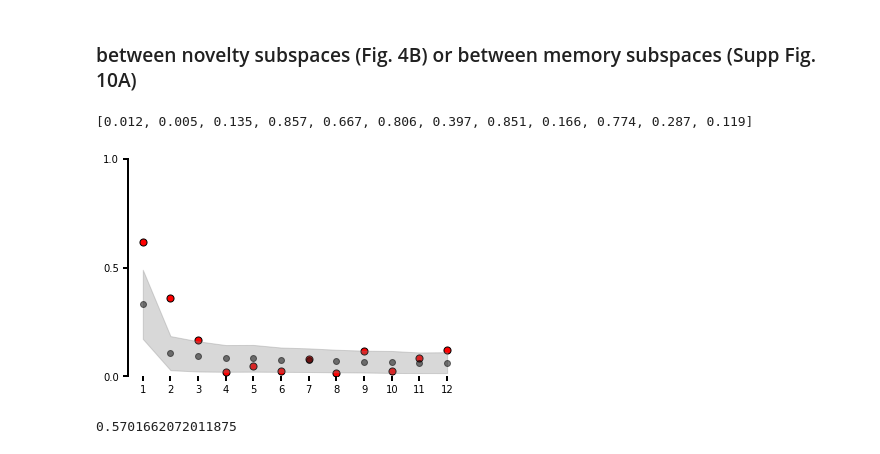
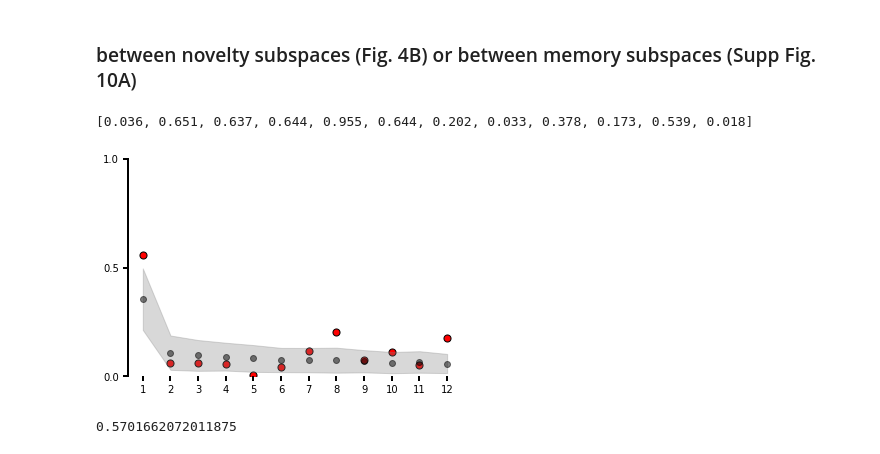
Before and after one commit to somvid/Hippocampal-subspaces, a Jupyter notebook: 2.Subspace_analysis.ipynb, the cells around one changed output. Cells and saved outputs as stored; diff of their text form; code cells hidden in the pictures.

```diff
--- a/2.Subspace_analysis.ipynb
+++ b/2.Subspace_analysis.ipynb
@@ -33,15 +33,15 @@ def theta(v, w):
 # %% [markdown]
 ## Load data
 # %%
-beta_true_novelty = np.load('/media/dasom/caee0336-77a9-438c-af2f-7cf5b88293e7/dasom/Neural_subspace/results/beta_true_novelty.npy')
-beta_perm_novelty = np.load('/media/dasom/caee0336-77a9-438c-af2f-7cf5b88293e7/dasom/Neural_subspace/results/beta_perm_novelty.npy')
-beta_true_memory = np.load('/media/dasom/caee0336-77a9-438c-af2f-7cf5b88293e7/dasom/Neural_subspace/results/beta_true_memory.npy')
-beta_perm_memory = np.load('/media/dasom/caee0336-77a9-438c-af2f-7cf5b88293e7/dasom/Neural_subspace/results/beta_perm_memory.npy')
-beta_true_recall = np.load('/media/dasom/caee0336-77a9-438c-af2f-7cf5b88293e7/dasom/Neural_subspace/results/beta_true_recall_start.npy')
-beta_perm_recall = np.load('/media/dasom/caee0336-77a9-438c-af2f-7cf5b88293e7/dasom/Neural_subspace/results/beta_perm_recall_start.npy')
-hipp_canonical_component = np.load('/media/dasom/caee0336-77a9-438c-af2f-7cf5b88293e7/dasom/Neural_subspace/results/hipp_canonical_component.npy')
+beta_true_novelty = np.load('./results/beta_true_novelty.npy')
+beta_perm_novelty = np.load('./results/beta_perm_novelty.npy')
+beta_true_memory = np.load('./results/beta_true_memory.npy')
+beta_perm_memory = np.load('./results/beta_perm_memory.npy')
+beta_true_recall = np.load('./results/beta_true_recall_start.npy')
+beta_perm_recall = np.load('./results/beta_perm_recall_start.npy')
+hipp_canonical_component = np.load('./results/hipp_canonical_component.npy')
 
-Memorability_score = np.load('/home/dasom/State_dynamics/results/Memorability_score.npy')
+Memorability_score = np.load('./results/Memorability_score.npy')
 Memorability_score_numbers = Memorability_score.copy()
 Memorability_score_numbers[Memorability_score_numbers > 0] = 1
 
@@ -98,42 +98,42 @@ plt.ylim([0,1.05])
 # %%
 ### Observed
 pca_cog1 = PCA(n_components=12)
-data_cog1 = cooccur_novelty_true
+data_cog1 = memory_true
 pca_cog1.fit(data_cog1)
 
 pca_cog2 = PCA(n_components=12)
-data_cog2 = valence_novelty_true
+data_cog2 = retrieval_true
 pca_cog2.fit(data_cog2)
 
 alignment_observed = np.abs([cos_sim(pca_cog1.components_[pc], pca_cog2.components_[pc]) for pc in range(12)])
 
 ### null distribution
 alignment_null_dist = []
 for repeat in range(repetition):
     pca_cog1 = PCA(n_components=12)
-    data_cog1 = cooccur_novelty_perm[repeat]
+    data_cog1 = memory_perm[repeat]
     pca_cog1.fit(data_cog1)
 
     pca_cog2 = PCA(n_components=12)
-    data_cog2 = valence_novelty_perm[repeat]
+    data_cog2 = retrieval_true
     pca_cog2.fit(data_cog2)
 
     alignment_null_dist.append([cos_sim(pca_cog1.components_[pc], pca_cog2.components_[pc]) for pc in range(12)])
 alignment_null_dist = np.abs(alignment_null_dist)
 
 plt.scatter(np.arange(12), alignment_observed, s = 50, color = 'r', edgecolor = 'k')
 plt.plot(np.mean(alignment_null_dist, axis=0), 'ko', alpha = 0.5)
 errorh = np.std(alignment_null_dist, axis=0)
 plt.fill_between(np.arange(12), np.mean(alignment_null_dist, axis=0)-errorh, np.mean(alignment_null_dist, axis=0)+errorh, alpha = 0.3,color = 'grey')
 plt.ylim([-0.0, 1.0])
 plt.xticks(np.arange(12), np.arange(1,12+1))
 plt.yticks([0,0.5,1])
 
 print([np.sum(alignment_null_dist[:,pc] > alignment_observed[pc])/repetition for pc in range(12)])
 # plt.savefig('/home/dasom/Dropbox/ubuntu-window/미팅자료/Neural_dynamics/Memory_novelty_cooccur_valence/Principal_angle_novelty2.png',dpi=300, bbox_inches = "tight")
 # %% [output]
-[0.012, 0.005, 0.135, 0.857, 0.667, 0.806, 0.397, 0.851, 0.166, 0.774, 0.287, 0.119]
+[0.036, 0.651, 0.637, 0.644, 0.955, 0.644, 0.202, 0.033, 0.378, 0.173, 0.539, 0.018]
-[figure, old version]
+[figure, new version]
 # %%
 np.sort(alignment_null_dist[:,0])[949]
 # %% [output]
```
Also changed, not shown: parts of 4 cells of this notebook, 3 other files.
